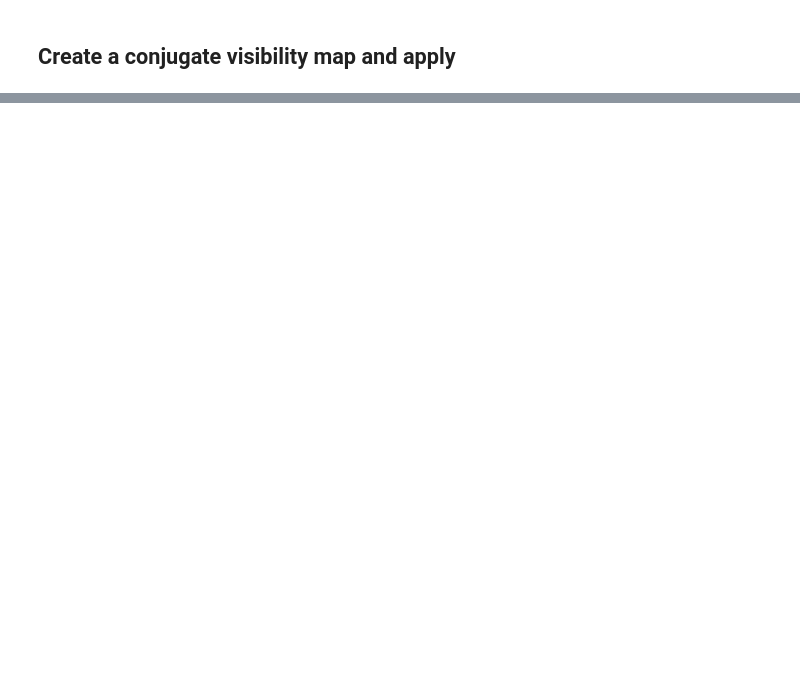
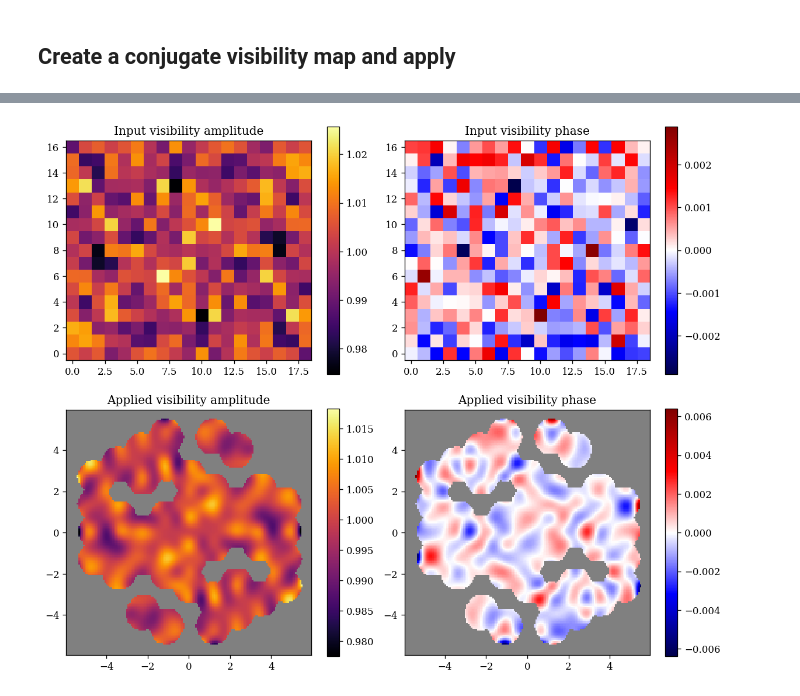
Before and after one commit to LouisDesdoigts/amigo_notebooks, a Jupyter notebook: spline_vis.ipynb, the cells around one changed output, grey strips where cells are left out. Cells and saved outputs as stored; diff of their text form; code cells hidden in the pictures; blank space fills up the shorter version.

```diff
--- a/spline_vis.ipynb
+++ b/spline_vis.ipynb
@@ -308,2 +234,77 @@ plt.show()
+# %%
+# Random vis values
+amp_points = 1 + 1e-2 * jr.normal(jr.PRNGKey(0), (y_pts, x_pts))
+pha_points = 1e-3 * jr.normal(jr.PRNGKey(1), (y_pts, x_pts))
+
+# # Sine wave vis values
+# sine_xs = 0.1 * np.linspace(-np.pi, np.pi, len(xs))# - np.pi/2
+# sine_ys = 0.1 * np.linspace(-np.pi, np.pi, len(ys))
+# amp_points = 1 + (0.5 * np.sin(np.meshgrid(sine_xs, sine_ys)[1]))
+# pha_points = 0.5 * np.sin(np.meshgrid(sine_xs, sine_ys)[1])
+
+# # Uniform vis values
+# amp_points = np.ones_like(amp_points)
+# pha_points = np.zeros_like(pha_points)
+
+# Construct input vis map
+vis = amp_points * np.exp(1j * pha_points)
+flat_vis = vis.reshape(-1)
+
+# Apply conjugate
+inds = np.arange(len(flat_vis) // 2)
+flat_vis = flat_vis.at[-(inds + 1)].set(flat_vis[inds].conj())
+flat_vis = flat_vis.at[len(inds)].set(1 * np.exp(1j * 0))
+vis_pts = flat_vis.reshape(vis.shape)
+
+# Bind indexes to interpolation function
+# Note the x and y are flipped here since image indexing is (y, x)
+interp_fn = lambda xpts, ypts, f: ipx.interp2d(
+    ypts.flatten(), xpts.flatten(), ys, xs, f, method="cubic2", extrap=True
+).reshape(xpts.shape)
+
+# Get the applied visibilities map
+uv_coords = np.meshgrid(u_coords, u_coords)
+amp_map = np.maximum(interp_fn(*uv_coords, np.abs(vis_pts)), 0)
+phase_map = interp_fn(*uv_coords, np.angle(vis_pts))
+vis_map = amp_map * np.exp(1j * phase_map)
+
+
+plt.figure(figsize=(10, 12))
+
+plt.subplot(3, 2, 1)
+plt.title("Input visibility amplitude")
+plt.imshow(np.abs(vis_pts))
+plt.colorbar()
+
+plt.subplot(3, 2, 2)
+plt.title("Input visibility phase")
+v = np.abs(np.angle(vis_pts)).max()
+plt.imshow(np.angle(vis_pts), cmap=seismic, vmin=-v, vmax=v)
+plt.colorbar()
+
+plt.subplot(3, 2, 3)
+plt.title("Applied visibility amplitude")
+plt.imshow(
+    np.where(mask, np.abs(vis_map), np.nan) ** 0.5,
+    cmap=inferno,
+    extent=(-ext, ext, -ext, ext),
+)
+plt.colorbar()
+
+plt.subplot(3, 2, 4)
+plt.title("Applied visibility phase")
+v = np.nanmax(np.abs(np.where(mask, np.angle(vis_map), np.nan)))
+plt.imshow(
+    np.where(mask, np.angle(vis_map), np.nan),
+    cmap=seismic,
+    vmin=-v,
+    vmax=v,
+    extent=(-ext, ext, -ext, ext),
+)
+plt.colorbar()
+plt.tight_layout()
+plt.show()
+# %% [output]
+[figure, added]
 # %%
 # Get original psf
```
Also changed, not shown: parts of 16 cells of this notebook.
